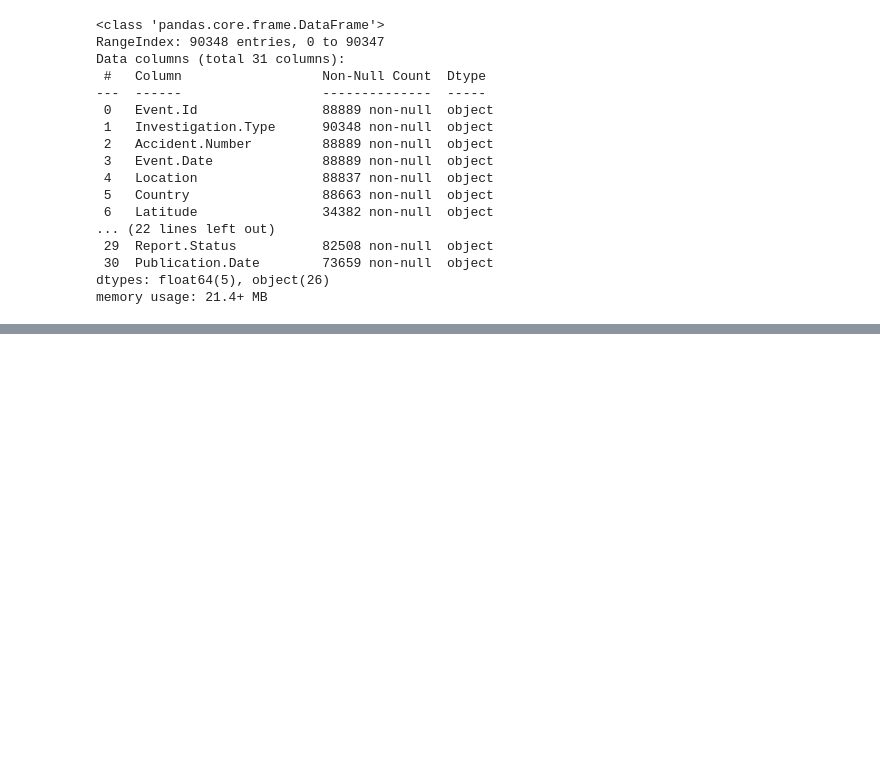
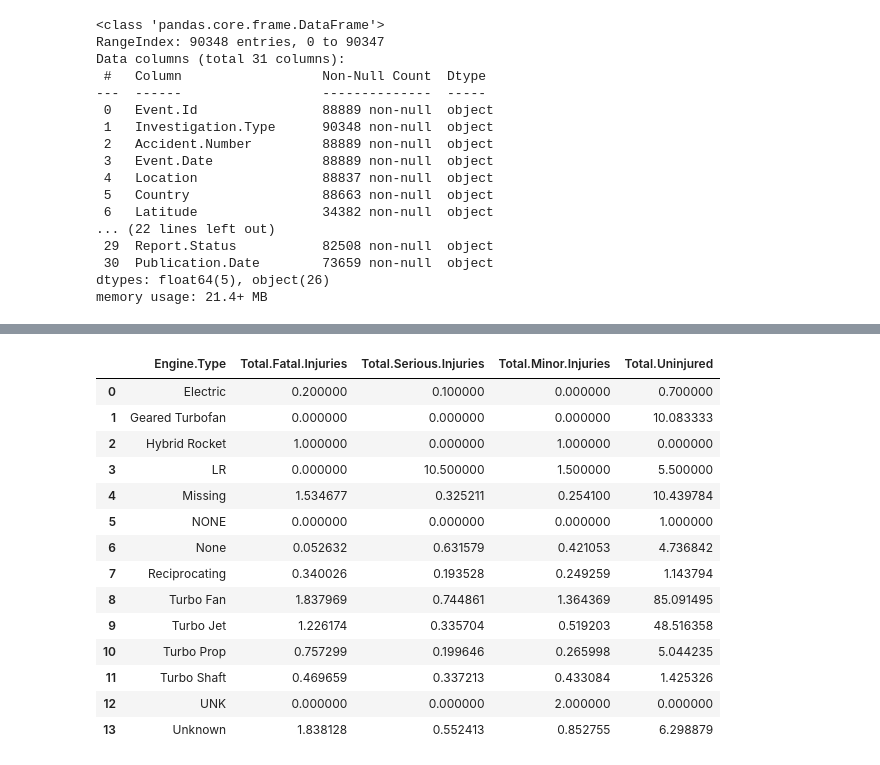
Before and after one commit to Eugene-Asengi/dsc-phase-1-project-v3, a Jupyter notebook: student.ipynb, the cells around one changed output, grey strips where cells are left out. Drawn from its saved outputs; the diff is of its cells as text; code cells hidden in the pictures; blank space fills up the shorter version.

```diff
--- a/student.ipynb
+++ b/student.ipynb
@@ -149,0 +407,24 @@ The function .describe() has portrayed that there are 5 columns containing conti
+# %%
+df=Aviation_data.groupby('Engine.Type').agg({
+    'Total.Fatal.Injuries': 'mean',
+    'Total.Serious.Injuries': 'mean',
+    'Total.Minor.Injuries': 'mean',
+    'Total.Uninjured': 'mean'
+}).reset_index()
+df
+# %% [output]
+|  | Engine.Type | Total.Fatal.Injuries | Total.Serious.Injuries | Total.Minor.Injuries | Total.Uninjured |
+| 0 | Electric | 0.200000 | 0.100000 | 0.000000 | 0.700000 |
+| 1 | Geared Turbofan | 0.000000 | 0.000000 | 0.000000 | 10.083333 |
+| 2 | Hybrid Rocket | 1.000000 | 0.000000 | 1.000000 | 0.000000 |
+| 3 | LR | 0.000000 | 10.500000 | 1.500000 | 5.500000 |
+| 4 | Missing | 1.534677 | 0.325211 | 0.254100 | 10.439784 |
+| 5 | NONE | 0.000000 | 0.000000 | 0.000000 | 1.000000 |
+| 6 | None | 0.052632 | 0.631579 | 0.421053 | 4.736842 |
+| 7 | Reciprocating | 0.340026 | 0.193528 | 0.249259 | 1.143794 |
+| 8 | Turbo Fan | 1.837969 | 0.744861 | 1.364369 | 85.091495 |
+| 9 | Turbo Jet | 1.226174 | 0.335704 | 0.519203 | 48.516358 |
+| 10 | Turbo Prop | 0.757299 | 0.199646 | 0.265998 | 5.044235 |
+| 11 | Turbo Shaft | 0.469659 | 0.337213 | 0.433084 | 1.425326 |
+| 12 | UNK | 0.000000 | 0.000000 | 2.000000 | 0.000000 |
+| 13 | Unknown | 1.838128 | 0.552413 | 0.852755 | 6.298879 |
```
Also changed, not shown: parts of 37 cells of this notebook.
